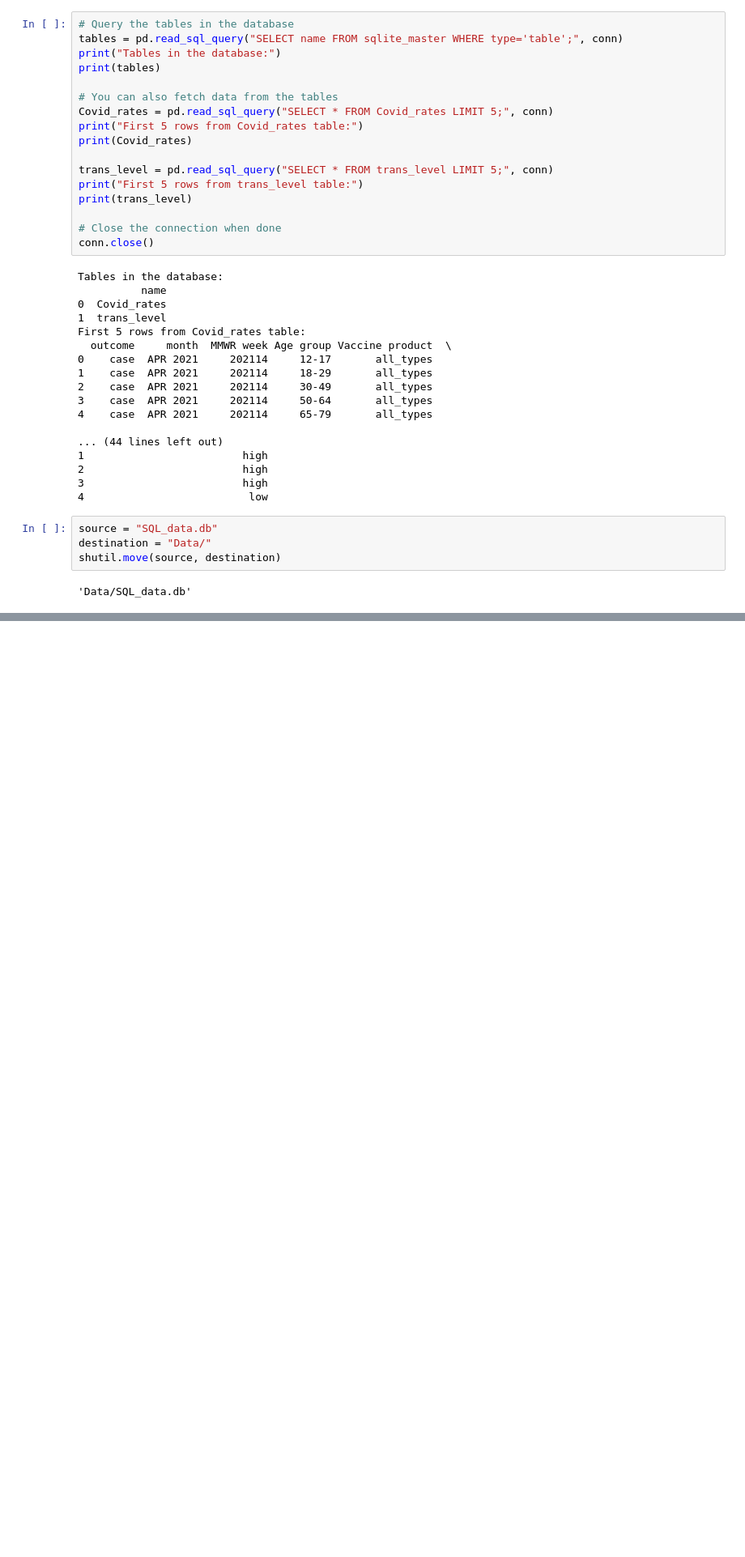
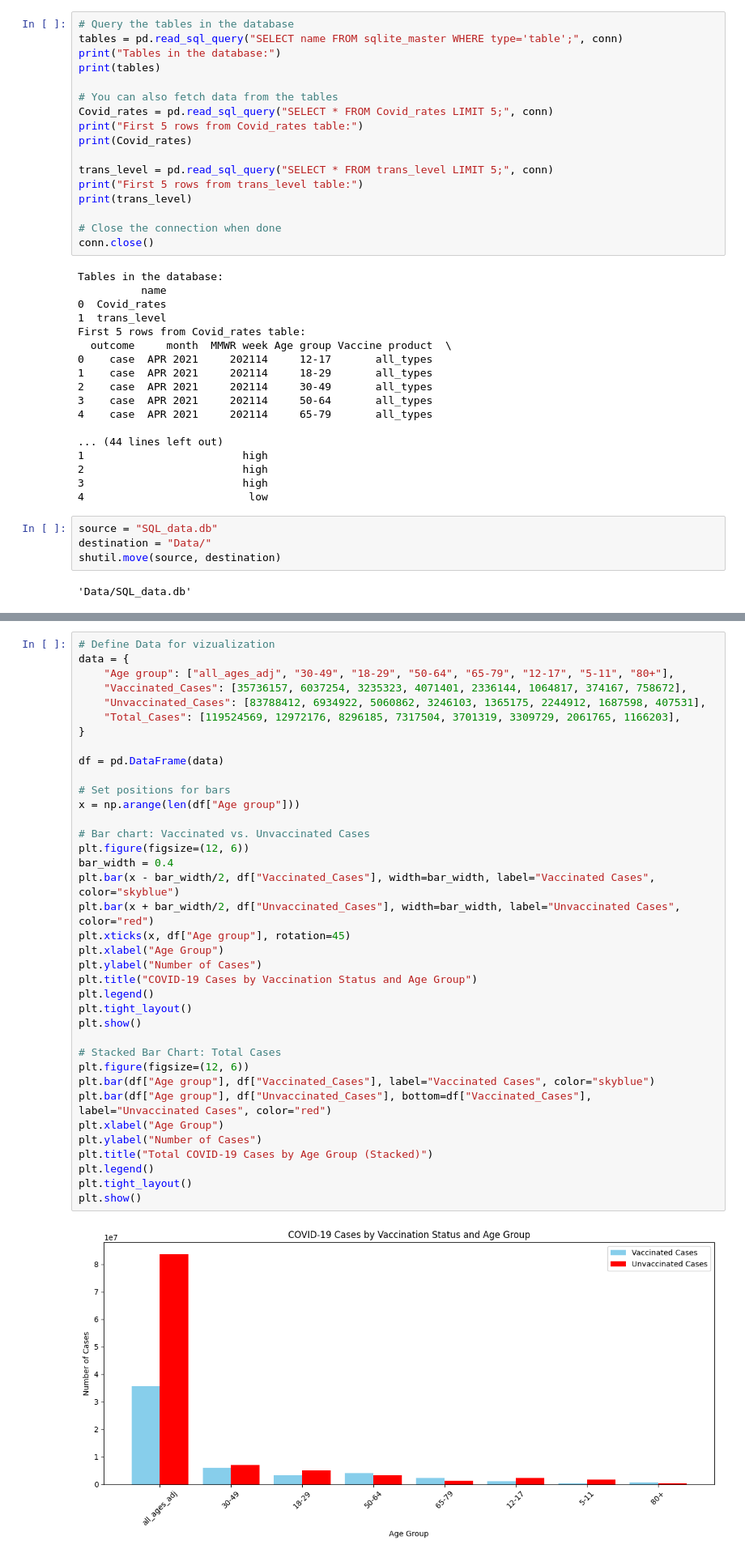
Before and after one commit to belakap/Covid-19-analysis, a Jupyter notebook: 04_Exploratory_Analysis.ipynb, the cells around one changed output, grey strips where cells are left out. Shown at 81% size. Saved outputs shown, nothing was run; the diff lists cells and outputs as text; blank space fills up the shorter version.

Commit message:
modified 04_Exploratory_Analysis.ipynb to include new codes and visualizations

```diff
--- a/04_Exploratory_Analysis.ipynb
+++ b/04_Exploratory_Analysis.ipynb
@@ -85,0 +140,39 @@ shutil.move(source, destination)
+# %%
+# Define Data for vizualization
+data = {
+    "Age group": ["all_ages_adj", "30-49", "18-29", "50-64", "65-79", "12-17", "5-11", "80+"],
+    "Vaccinated_Cases": [35736157, 6037254, 3235323, 4071401, 2336144, 1064817, 374167, 758672],
+    "Unvaccinated_Cases": [83788412, 6934922, 5060862, 3246103, 1365175, 2244912, 1687598, 407531],
+    "Total_Cases": [119524569, 12972176, 8296185, 7317504, 3701319, 3309729, 2061765, 1166203],
+}
+
+df = pd.DataFrame(data)
+
+# Set positions for bars
+x = np.arange(len(df["Age group"]))
+
+# Bar chart: Vaccinated vs. Unvaccinated Cases
+plt.figure(figsize=(12, 6))
+bar_width = 0.4
+plt.bar(x - bar_width/2, df["Vaccinated_Cases"], width=bar_width, label="Vaccinated Cases", color="skyblue")
+plt.bar(x + bar_width/2, df["Unvaccinated_Cases"], width=bar_width, label="Unvaccinated Cases", color="red")
+plt.xticks(x, df["Age group"], rotation=45)
+plt.xlabel("Age Group")
+plt.ylabel("Number of Cases")
+plt.title("COVID-19 Cases by Vaccination Status and Age Group")
+plt.legend()
+plt.tight_layout()
+plt.show()
+
+# Stacked Bar Chart: Total Cases
+plt.figure(figsize=(12, 6))
+plt.bar(df["Age group"], df["Vaccinated_Cases"], label="Vaccinated Cases", color="skyblue")
+plt.bar(df["Age group"], df["Unvaccinated_Cases"], bottom=df["Vaccinated_Cases"], label="Unvaccinated Cases", color="red")
+plt.xlabel("Age Group")
+plt.ylabel("Number of Cases")
+plt.title("Total COVID-19 Cases by Age Group (Stacked)")
+plt.legend()
+plt.tight_layout()
+plt.show()
+# %% [output]
+[figure, added]
```
Also changed, not shown: parts of 10 cells of this notebook.
